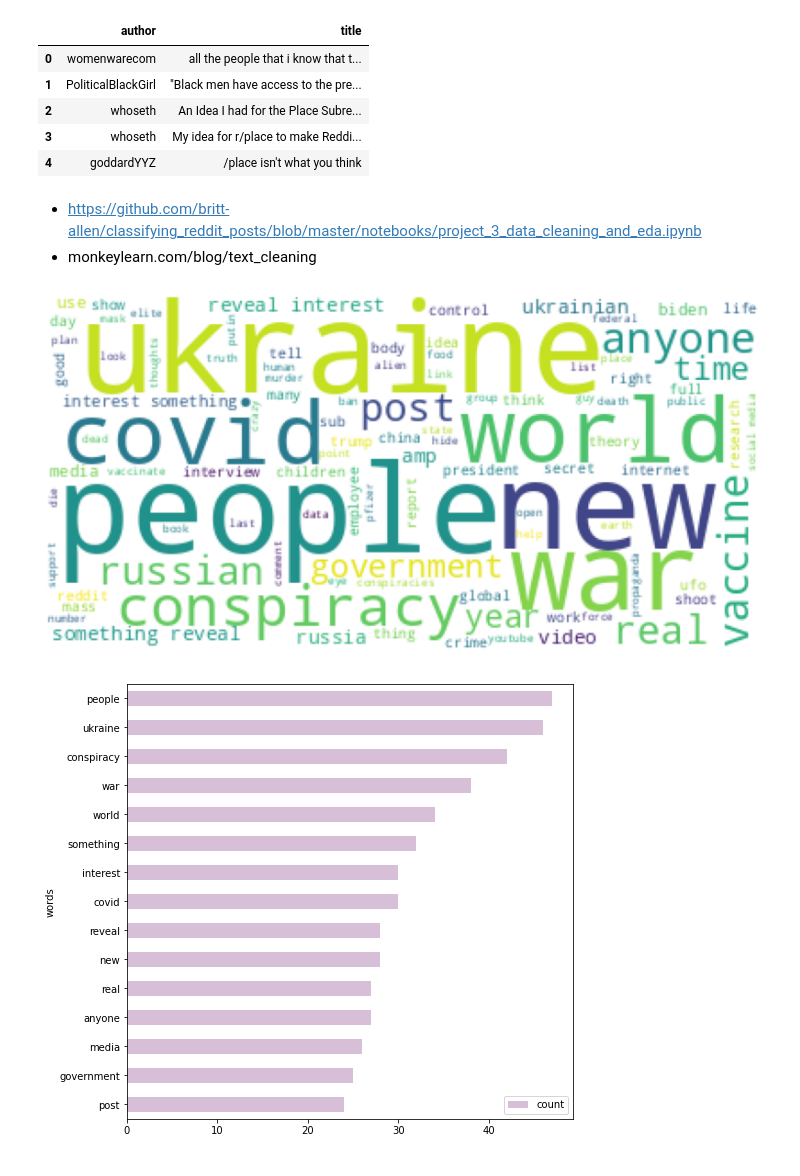
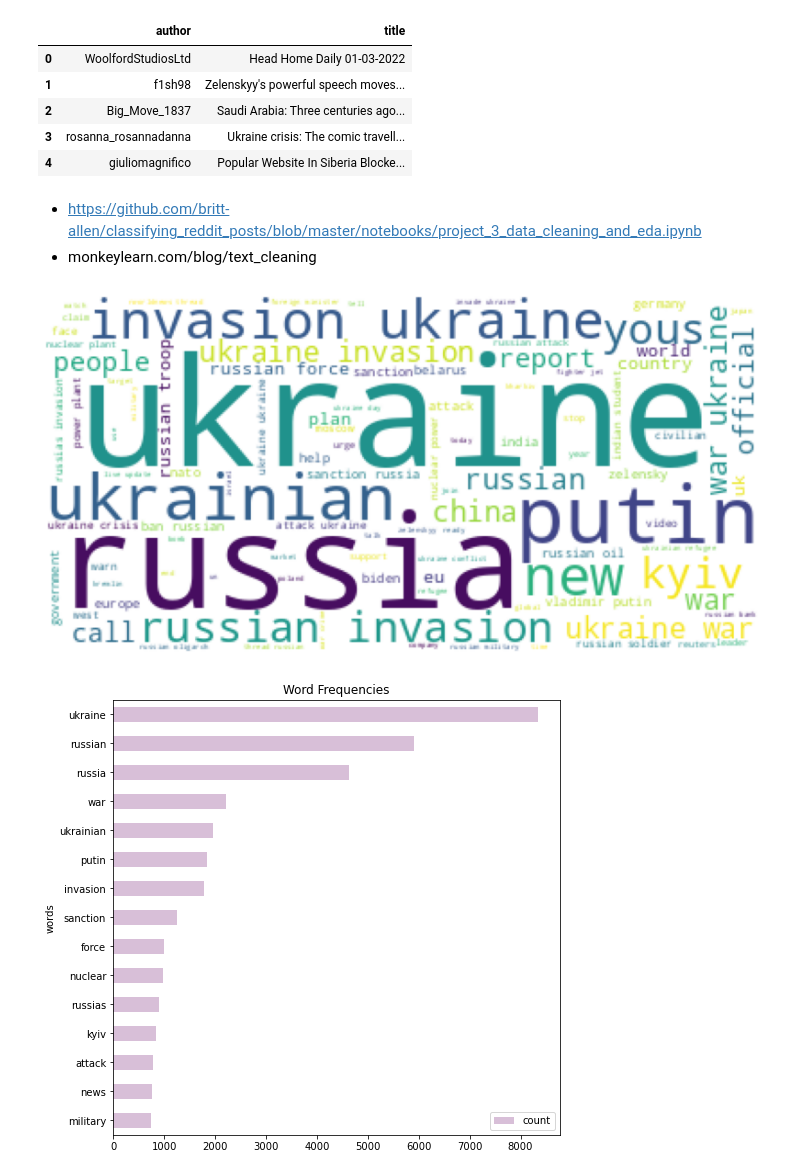
Before and after one commit to irenestrauss/nlp_on_conspiracy_theories, a Jupyter notebook: code/preprocessing.ipynb, the cells around one changed output. Drawn from its saved outputs; the diff is of its cells as text; code cells hidden in the pictures.

```diff
--- a/code/preprocessing.ipynb
+++ b/code/preprocessing.ipynb
@@ -10,12 +10,11 @@ import re
 from wordcloud import WordCloud
 import contractions
 import collections
-import wordcount
 import seaborn as sns
 import empath
 import numpy as np
 
-subreddit = 'conspiracy'
+subreddit = 'worldnews'
 type_of_content = 'submissions'
 column = 'title'
 filename = f'./data/{subreddit}_{type_of_content}_filtered.csv'
@@ -27,11 +26,11 @@ dataframe = pd.read_csv(filename, compression='gzip')
 dataframe.head()
 # %% [output]
 |  | author | title |
-| 0 | womenwarecom | all the people that i know that t... |
-| 1 | PoliticalBlackGirl | "Black men have access to the pre... |
-| 2 | whoseth | An Idea I had for the Place Subre... |
-| 3 | whoseth | My idea for r/place to make Reddi... |
-| 4 | goddardYYZ | /place isn't what you think |
+| 0 | WoolfordStudiosLtd | Head Home Daily 01-03-2022 |
+| 1 | f1sh98 | Zelenskyy's powerful speech moves... |
+| 2 | Big_Move_1837 | Saudi Arabia: Three centuries ago... |
+| 3 | rosanna_rosannadanna | Ukraine crisis: The comic travell... |
+| 4 | giuliomagnifico | Popular Website In Siberia Blocke... |
 # %%
 comments = dataframe[column]
 
@@ -55,31 +54,32 @@ for comment in comments:
 # %%
 wordcloud_text = ''
 frequency = []
 textfile = open(f'./data/{subreddit}_{type_of_content}_wordlist.txt', "w")
 
 for comment in preprocessed_comments:
     pos = nltk.pos_tag(comment)
     for word in pos:
         if word[1] in {'NN', 'NNS', 'NNP', 'NNPS', 'JJ', 'JJR', 'JJS'}:
             wordcloud_text = wordcloud_text + word[0] + ' '
             frequency.append(word[0])
             textfile.write(word[0] + "\n")
 
 textfile.close()
 
 wc = WordCloud(max_words=100, background_color='white').generate(wordcloud_text)
 plt.figure(figsize = (14, 14))
 plt.axis('off')
 plt.imshow(wc)
 plt.savefig(f'./images/{subreddit}_wordcloud.png')
 
 word_frequency = collections.Counter(frequency)
 word_frequency.most_common(15)
 word_frequency = pd.DataFrame(word_frequency.most_common(15), columns=['words', 'count'])
 
 fig, ax = plt.subplots(figsize=(8, 8))
 word_frequency.sort_values(by='count').plot.barh(x='words', y='count', ax=ax, color='thistle')
-plt.show()
+plt.title('Word Frequencies')
+plt.savefig(f'./images/{subreddit}_wordfrequency.png')
 # %% [output]
-[figure, old version]
+[figure, new version]
-[figure, old version]
+[figure, new version]
```
Also changed, not shown: 3 other files.
